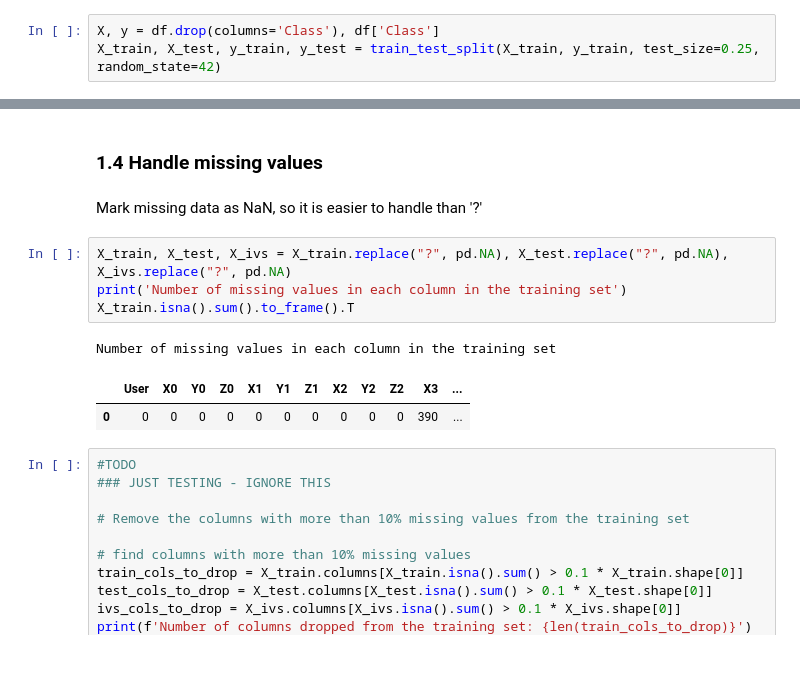
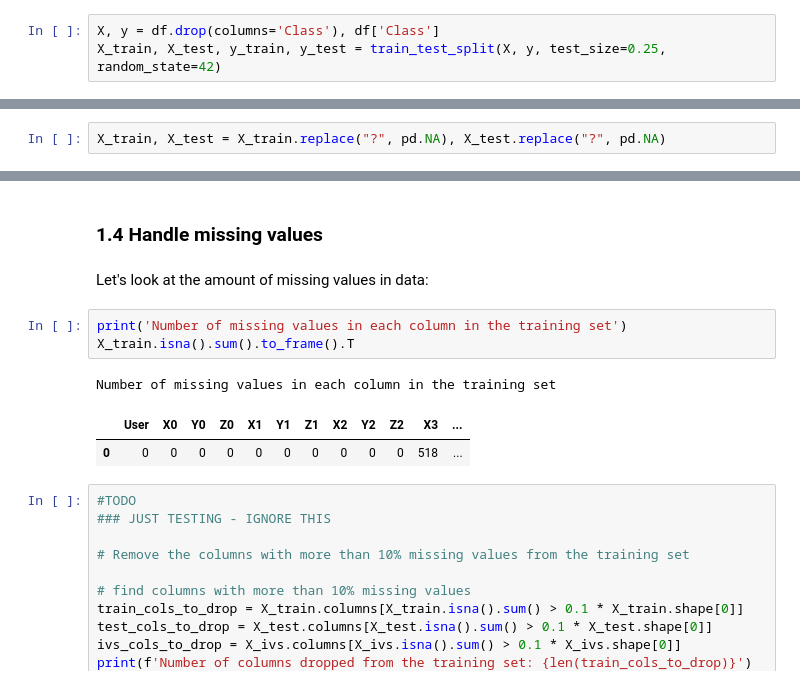
Before and after one commit to AntunesCSR/ML_Group_Projects, a Jupyter notebook: HA2/HA2.ipynb, the cells around one changed output, grey strips where cells are left out. Saved outputs shown, nothing was run; the diff lists cells and outputs as text.

Commit message:
Scaling code + moving some things around
Updated scaling code and moved replacing missing values with NaN as well as some other minor changes

```diff
--- a/HA2/HA2.ipynb
+++ b/HA2/HA2.ipynb
@@ -74,6 +74,6 @@ Split the data into training, testing, and validation (ivs) sets
 # %%
 X, y = df.drop(columns='Class'), df['Class']
-X_train, X_test, y_train, y_test = train_test_split(X_train, y_train, test_size=0.25, random_state=42)
+X_train, X_test, y_train, y_test = train_test_split(X, y, test_size=0.25, random_state=42)
 # %% [markdown]
 ### 1.2 Data Transformation and Encoding
 # %% [markdown]
@@ -117,0 +116,2 @@ X_ivs_scaled = scaler.transform(X_ivs)
+# %%
+X_train, X_test = X_train.replace("?", pd.NA), X_test.replace("?", pd.NA)
@@ -118,15 +148,14 @@ X_ivs_scaled = scaler.transform(X_ivs)
 # %% [markdown]
 ### 1.4 Handle missing values
-# %% [markdown]
-Mark missing data as NaN, so it is easier to handle than '?'
+# %% [markdown]
+Let's look at the amount of missing values in data:
 # %%
-X_train, X_test, X_ivs = X_train.replace("?", pd.NA), X_test.replace("?", pd.NA), X_ivs.replace("?", pd.NA)
 print('Number of missing values in each column in the training set')
 X_train.isna().sum().to_frame().T
 # %% [output]
 Number of missing values in each column in the training set
 |  | User | X0 | Y0 | Z0 | X1 | Y1 | Z1 | X2 | Y2 | Z2 | X3 | ... |
-| 0 | 0 | 0 | 0 | 0 | 0 | 0 | 0 | 0 | 0 | 0 | 390 | ... |
+| 0 | 0 | 0 | 0 | 0 | 0 | 0 | 0 | 0 | 0 | 0 | 518 | ... |
 # %%
 #TODO
 ### JUST TESTING - IGNORE THIS
```
Also changed, not shown: parts of 9 cells of this notebook.
